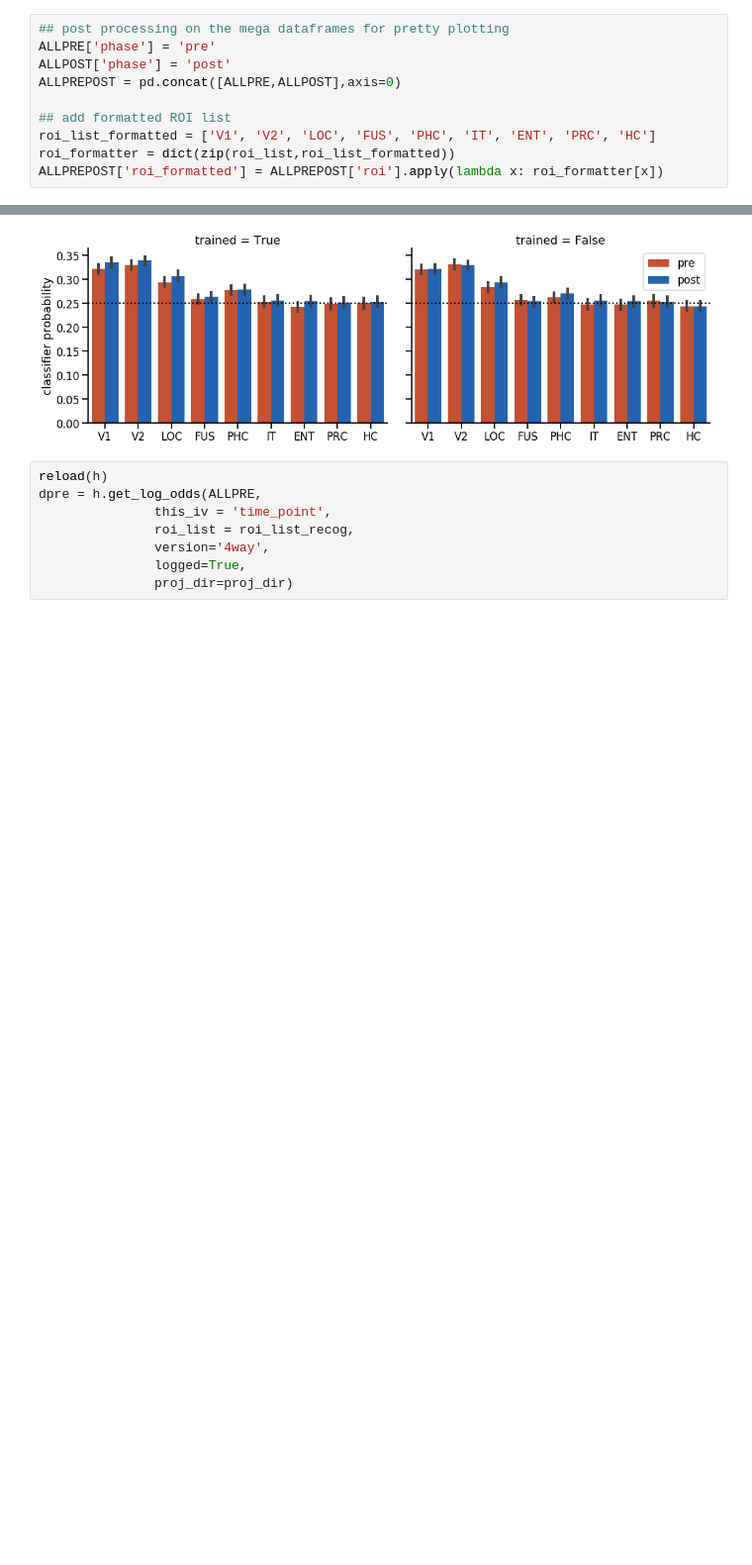
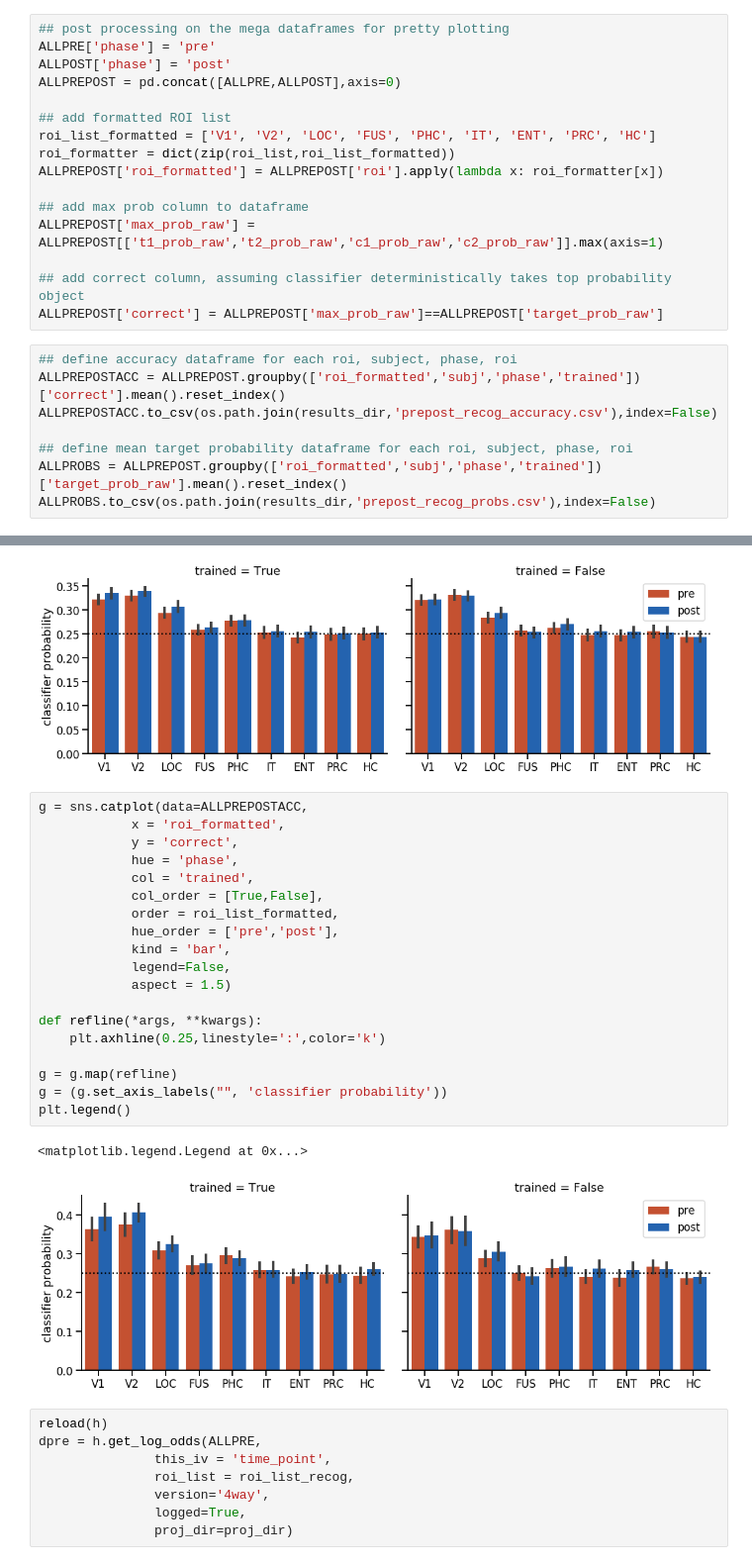
Before and after one commit to cogtoolslab/neurosketch, a Jupyter notebook: ipynb/golden/2_object_evidence_during_drawing.ipynb, the cells around one changed output, grey strips where cells are left out. Shown at 99% size. Cells and saved outputs as stored; diff of their text form; blank space fills up the shorter version.

```diff
--- a/ipynb/golden/2_object_evidence_during_drawing.ipynb
+++ b/ipynb/golden/2_object_evidence_during_drawing.ipynb
@@ -398,6 +384,20 @@ ALLPREPOST = pd.concat([ALLPRE,ALLPOST],axis=0)
 roi_list_formatted = ['V1', 'V2', 'LOC', 'FUS', 'PHC', 'IT', 'ENT', 'PRC', 'HC']
 roi_formatter = dict(zip(roi_list,roi_list_formatted))
 ALLPREPOST['roi_formatted'] = ALLPREPOST['roi'].apply(lambda x: roi_formatter[x])
+
+## add max prob column to dataframe
+ALLPREPOST['max_prob_raw'] = ALLPREPOST[['t1_prob_raw','t2_prob_raw','c1_prob_raw','c2_prob_raw']].max(axis=1)
+
+## add correct column, assuming classifier deterministically takes top probability object
+ALLPREPOST['correct'] = ALLPREPOST['max_prob_raw']==ALLPREPOST['target_prob_raw']
+# %%
+## define accuracy dataframe for each roi, subject, phase, roi
+ALLPREPOSTACC = ALLPREPOST.groupby(['roi_formatted','subj','phase','trained'])['correct'].mean().reset_index()
+ALLPREPOSTACC.to_csv(os.path.join(results_dir,'prepost_recog_accuracy.csv'),index=False)
+
+## define mean target probability dataframe for each roi, subject, phase, roi
+ALLPROBS = ALLPREPOST.groupby(['roi_formatted','subj','phase','trained'])['target_prob_raw'].mean().reset_index()
+ALLPROBS.to_csv(os.path.join(results_dir,'prepost_recog_probs.csv'),index=False)
 # %%
 g = sns.catplot(data=ALLPREPOST,
             x = 'roi_formatted',
@@ -418,6 +418,28 @@ plt.legend()
 # %% [output]
 <matplotlib.legend.Legend at 0x...>
 [figure]
+# %%
+g = sns.catplot(data=ALLPREPOSTACC,
+            x = 'roi_formatted',
+            y = 'correct',
+            hue = 'phase',
+            col = 'trained',
+            col_order = [True,False],
+            order = roi_list_formatted,
+            hue_order = ['pre','post'],
+            kind = 'bar',
+            legend=False,
+            aspect = 1.5)
+
+def refline(*args, **kwargs):
+    plt.axhline(0.25,linestyle=':',color='k')
+
+g = g.map(refline)
+g = (g.set_axis_labels("", 'classifier probability'))
+plt.legend()
+# %% [output]
+<matplotlib.legend.Legend at 0x...>
+[figure, added]
 # %%
 reload(h)
 dpre = h.get_log_odds(ALLPRE,
```
Also changed, not shown: parts of 5 cells of this notebook, 4 other files.
